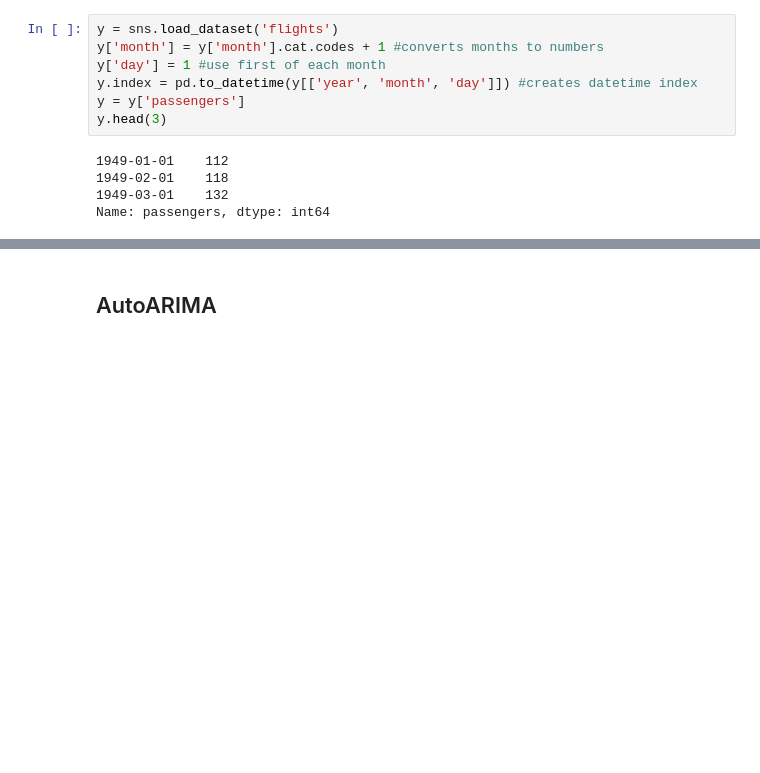
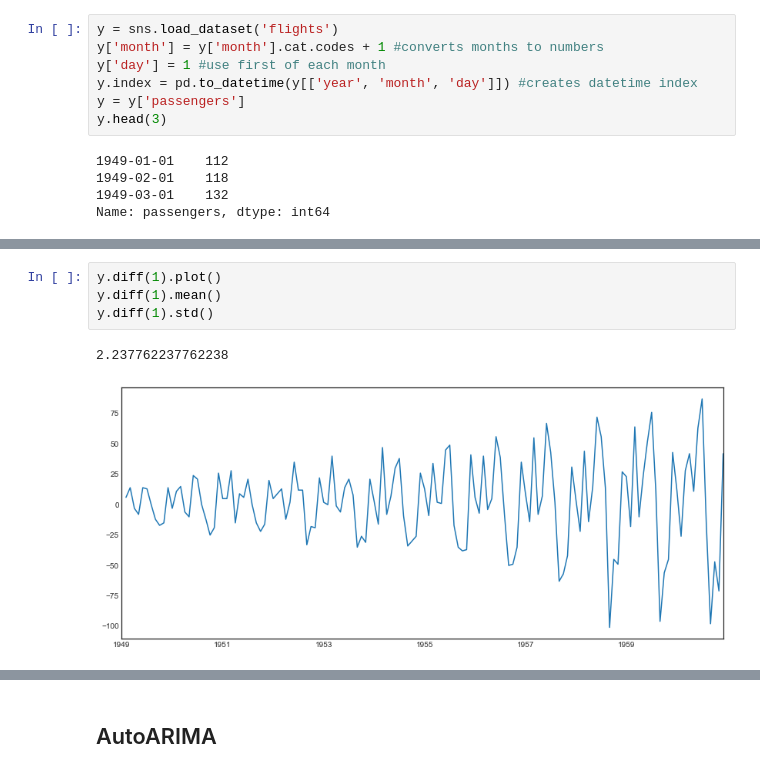
Before and after one commit to RosiNantis/Projects_from_Spiced_personal, a Jupyter notebook: week_7/spiced_encounters/7.4.ARIMA/ARIMA.ipynb, the cells around one changed output, grey strips where cells are left out. Drawn from its saved outputs; the diff is of its cells as text; blank space fills up the shorter version.

```diff
--- a/week_7/spiced_encounters/7.4.ARIMA/ARIMA.ipynb
+++ b/week_7/spiced_encounters/7.4.ARIMA/ARIMA.ipynb
@@ -107,0 +107,7 @@ sns.despine()
+# %%
+y.diff(1).plot()
+y.diff(1).mean()
+y.diff(1).std()
+# %% [output]
+2.237762237762238
+[figure, added]
```
Also changed, not shown: parts of 8 cells of this notebook, 3 other files.
